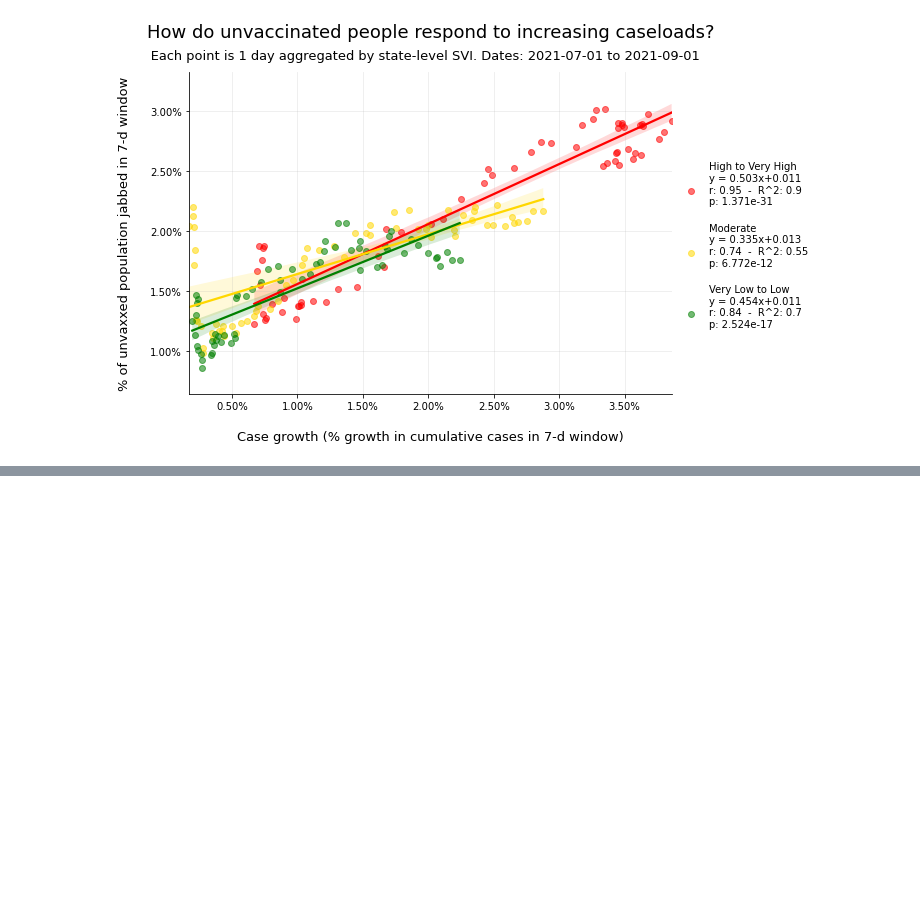
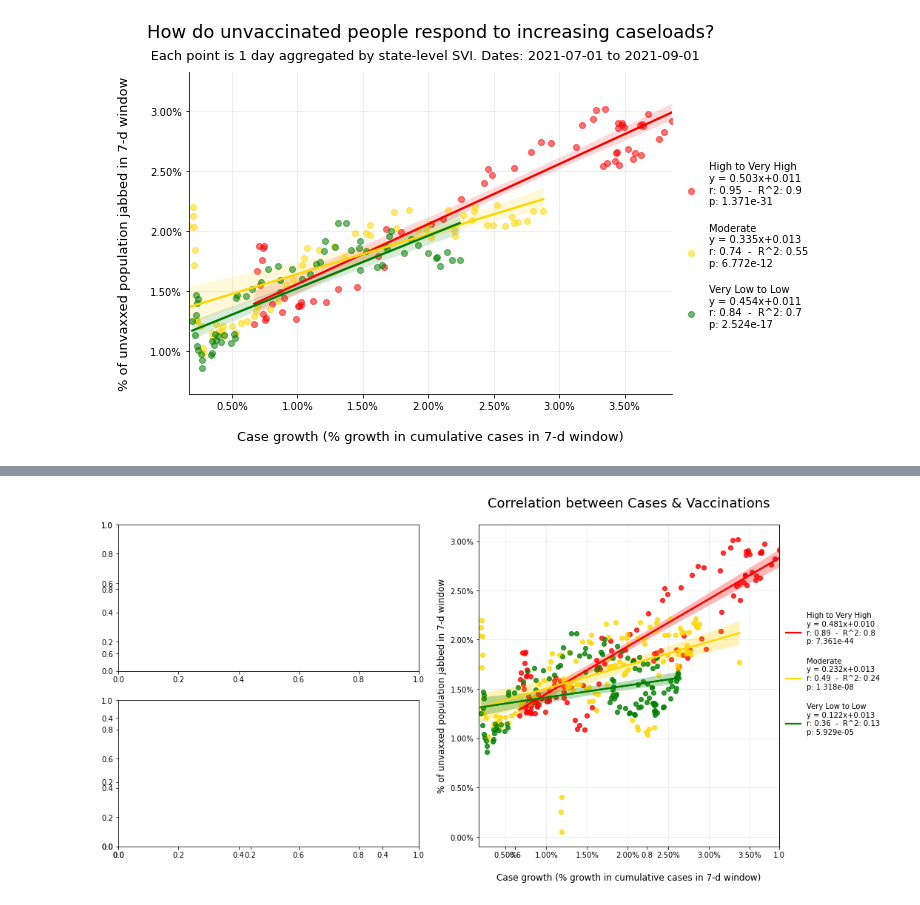
Before and after one commit to mraottth/API-201Z, a Jupyter notebook: Python/test_jupyter.ipynb, the cells around one changed output, grey strips where cells are left out. Cells and saved outputs as stored; diff of their text form; code cells hidden in the pictures; blank space fills up the shorter version.

```diff
--- a/Python/test_jupyter.ipynb
+++ b/Python/test_jupyter.ipynb
@@ -153,0 +166,89 @@ agg_lm(
+# %%
+
+fig, ax = plt.subplots(figsize=(16,8))
+
+sub1 = fig.add_subplot(2,2,1) # two rows, two columns, fist cell
+sub2 = fig.add_subplot(2,2,3) # two rows, two columns, second cell
+sub3 = fig.add_subplot(2,2,(2,4)) # two rows, two colums, combined third and fourth cell
+
+ax.spines['top'].set_visible(False)
+ax.spines['bottom'].set_visible(False)
+ax.spines['left'].set_visible(False)
+
+plt.subplots_adjust(wspace=0.2, hspace=0.2)
+
+
+
+# Create aggregation and lm plot function
+def agg_reg(data, groupby, hue_levels, suptitle, ax, start=START_DATE, end=END_DATE, line_kws=None, legend=False):
+
+    # If there's no groupby argument, only aggregate by date. Re-calculate WoW fields and cut to time window
+    if groupby == None:
+        agg = data.groupby('date')[['cases', 'unvaxxed']].sum().reset_index()
+        agg['WoW_%_cases'] = (agg['cases'] - agg['cases'].shift(7)) / agg['cases'].shift(7)
+        agg['WoW_%_vax'] = (agg['unvaxxed'].shift(7) - agg['unvaxxed'] ) / agg['unvaxxed'].shift(7)
+        agg = agg.query('@start <= date <= @end')
+        line_kws = {'label':"Linear Reg"}
+        legend=True
+    else: # Otherwise group by groupby and re-calculate WoW fields and cut to time window
+        agg = data.groupby(['date', groupby])[['cases', 'unvaxxed']].sum().reset_index()
+        agg['WoW_%_cases'] = (agg['cases'] - agg.groupby([groupby])['cases'].shift(7)) / agg.groupby([groupby])['cases'].shift(7)
+        agg['WoW_%_vax'] = (agg.groupby([groupby])['unvaxxed'].shift(7) - agg['unvaxxed'] ) / agg.groupby([groupby])['unvaxxed'].shift(7)
+        agg = agg.query('@start <= date <= @end')
+
+    # Iterate through levels of hue_levels, run linear regression, store results in stats_results
+    stats_results = []
+    if groupby != None:
+        for i in range(len(hue_levels.keys())):
+            level = list(hue_levels.keys())[i]
+            slope, intercept, r_value, p_value, std_err = stats.linregress(
+                agg[(agg[groupby] == level) & (agg['date'] >= start) & (agg['date'] < end)]['WoW_%_cases'],
+                agg[(agg[groupby] == level) & (agg['date'] >= start) & (agg['date'] < end)]['WoW_%_vax']
+                )
+            stats_results.append((slope, intercept, r_value, p_value, std_err))
+    else: # If groupby argument is empty just run the regression once
+        slope, intercept, r_value, p_value, std_err = stats.linregress(
+            agg[(agg['date'] >= start) & (agg['date'] < end)]['WoW_%_cases'],
+            agg[(agg['date'] >= start) & (agg['date'] < end)]['WoW_%_vax']
+            )
+
+    for level in agg[groupby].unique():
+        # Set up plot
+        g = sns.regplot(
+            data=agg[agg[groupby] == level],
+            x='WoW_%_cases',
+            y='WoW_%_vax',
+            robust=False,
+            color=hue_levels[level],
+            scatter_kws={"alpha": 0.55},
+            ax=ax
+            )
+
+    legend_labels = []
+    for j in range(len(stats_results)):
+        level = list(hue_levels.keys())[j]
+        mxb = r'y = {0:.3f}x+{1:.3f}'.format(stats_results[j][0], stats_results[j][1])
+        r = 'r: ' + '{:0.2}'.format(stats_results[j][2]) + '  -  R^2: ' + '{:0.2}'.format(stats_results[j][2]**2)
+        p = 'p: ' + '{:0.3e}'.format(stats_results[j][3])
+        legend_labels.append(level + '\n' + mxb + '\n' + r + '\n' + p + '\n')
+
+    ax.grid(True, which='both', axis='both', alpha=0.25)
+    ax.yaxis.set_major_formatter(mtick.PercentFormatter(1.0))
+    ax.xaxis.set_major_formatter(mtick.PercentFormatter(1.0))
+    plt.xlabel('\nCase growth (% growth in cumulative cases in 7-d window)', fontsize=12)
+    plt.ylabel('\n% of unvaxxed population jabbed in 7-d window', fontsize=12)
+    plt.title('Correlation Between Cases & Vaccinations', fontsize=18, y=1.04)
+
+    return g, legend_labels
+
+
+agg_reg(
+    df_joined_cases, 'SVI Bucket', {'High to Very High':'red', 'Moderate':'gold', 'Very Low to Low':'green'}, 'sup', ax=sub3
+)
+
+sub3.legend(agg_reg(
+    df_joined_cases, 'SVI Bucket', {'High to Very High':'red', 'Moderate':'gold', 'Very Low to Low':'green'}, 'sup', ax=sub3
+)[1],
+bbox_to_anchor=(1,0.75), loc='upper left', frameon=False
+)
+# %% [output]
@@ -153,0 +256 @@ agg_lm(
+[figure, added]
```
Also changed, not shown: parts of 4 cells of this notebook, 2 other files.
